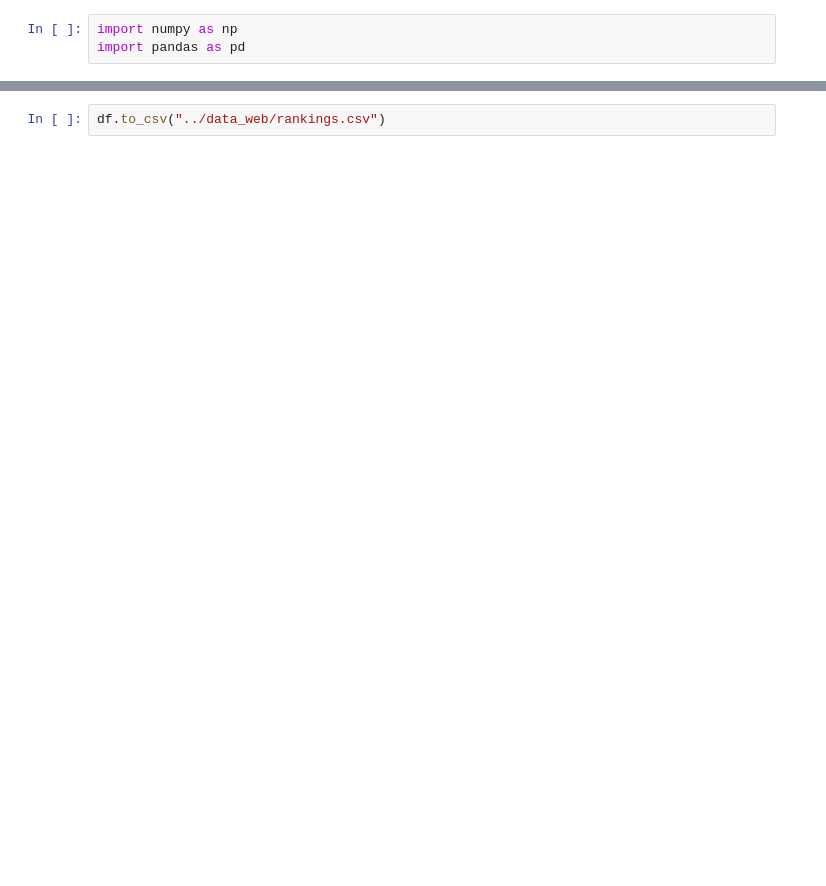
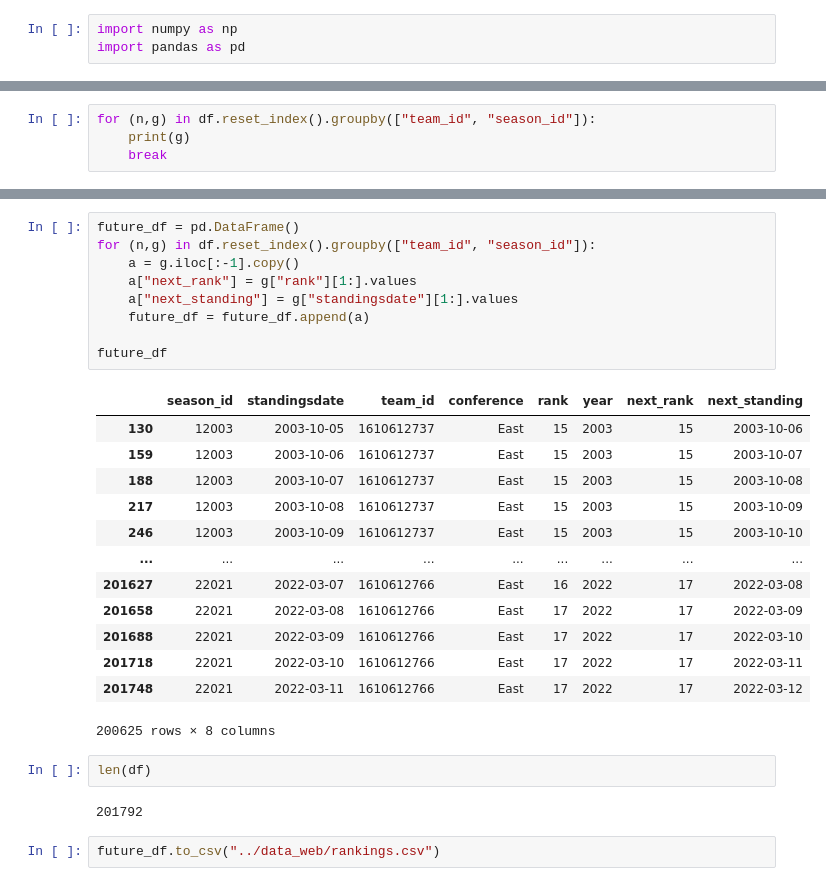
Before and after one commit to MathieuDesponds/Data-visualization-NBA-data-story, a Jupyter notebook: eda/rankingextraction.ipynb, the cells around one changed output, grey strips where cells are left out. Drawn from its saved outputs; the diff is of its cells as text; blank space fills up the shorter version.

```diff
--- a/eda/rankingextraction.ipynb
+++ b/eda/rankingextraction.ipynb
@@ -51,0 +75,4 @@ df = df.set_index(["standingsdate", "team_id"])
+# %%
+for (n,g) in df.reset_index().groupby(["team_id", "season_id"]):
+    print(g)
+    break
@@ -52,2 +97,29 @@ df = df.set_index(["standingsdate", "team_id"])
+# %%
+future_df = pd.DataFrame()
+for (n,g) in df.reset_index().groupby(["team_id", "season_id"]):
+    a = g.iloc[:-1].copy()
+    a["next_rank"] = g["rank"][1:].values
+    a["next_standing"] = g["standingsdate"][1:].values
+    future_df = future_df.append(a)
+
+future_df
+# %% [output]
+|  | season_id | standingsdate | team_id | conference | rank | year | next_rank | next_standing |
+| 130 | 12003 | 2003-10-05 | 1610612737 | East | 15 | 2003 | 15 | 2003-10-06 |
+| 159 | 12003 | 2003-10-06 | 1610612737 | East | 15 | 2003 | 15 | 2003-10-07 |
+| 188 | 12003 | 2003-10-07 | 1610612737 | East | 15 | 2003 | 15 | 2003-10-08 |
+| 217 | 12003 | 2003-10-08 | 1610612737 | East | 15 | 2003 | 15 | 2003-10-09 |
+| 246 | 12003 | 2003-10-09 | 1610612737 | East | 15 | 2003 | 15 | 2003-10-10 |
+| ... | ... | ... | ... | ... | ... | ... | ... | ... |
+| 201627 | 22021 | 2022-03-07 | 1610612766 | East | 16 | 2022 | 17 | 2022-03-08 |
+| 201658 | 22021 | 2022-03-08 | 1610612766 | East | 17 | 2022 | 17 | 2022-03-09 |
+| 201688 | 22021 | 2022-03-09 | 1610612766 | East | 17 | 2022 | 17 | 2022-03-10 |
+| 201718 | 22021 | 2022-03-10 | 1610612766 | East | 17 | 2022 | 17 | 2022-03-11 |
+| 201748 | 22021 | 2022-03-11 | 1610612766 | East | 17 | 2022 | 17 | 2022-03-12 |
+200625 rows × 8 columns
+# %%
+len(df)
+# %% [output]
+201792
 # %%
-df.to_csv("../data_web/rankings.csv")
+future_df.to_csv("../data_web/rankings.csv")
```
Also changed, not shown: parts of 10 cells of this notebook, 3 other files.
